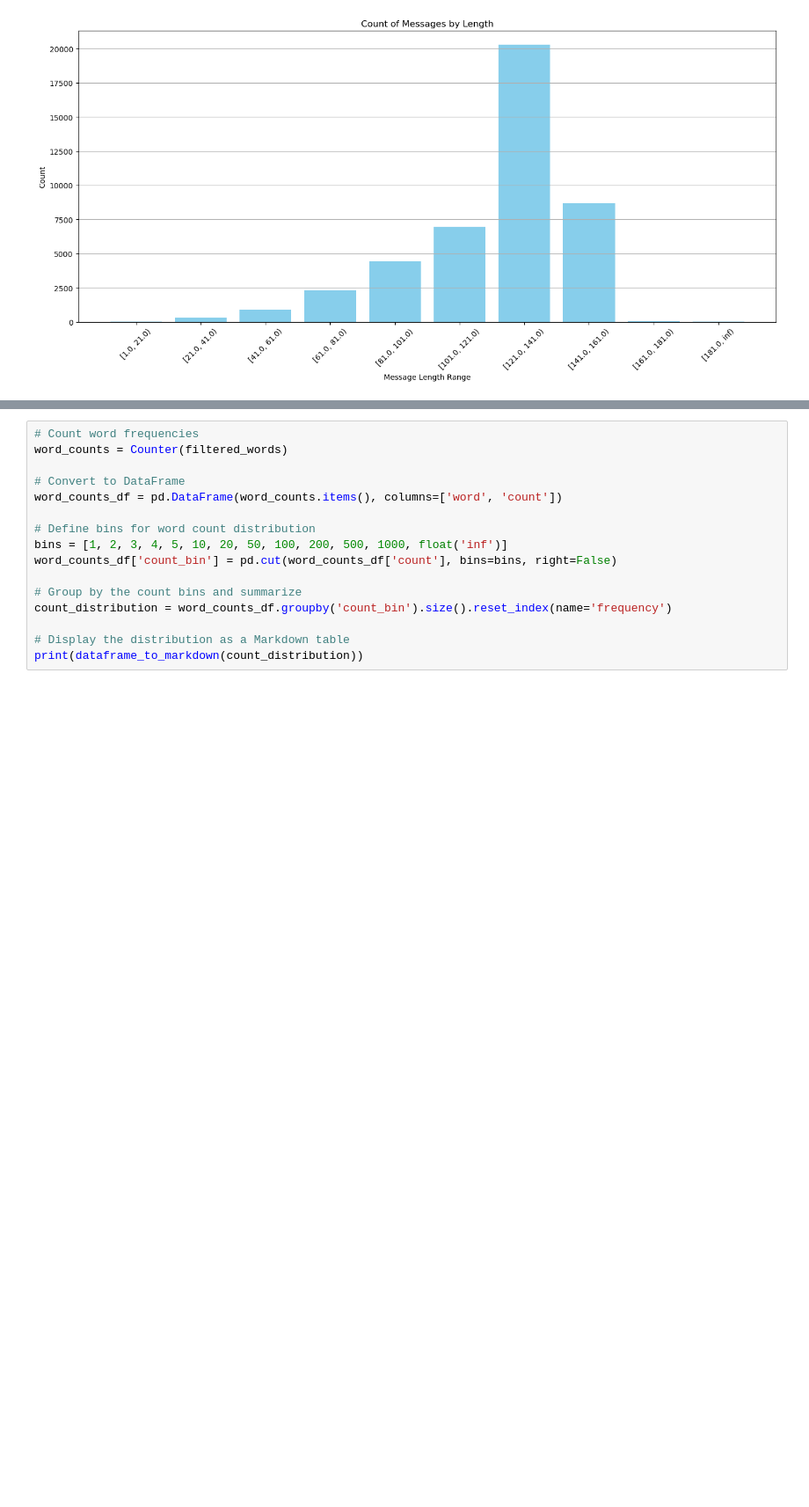
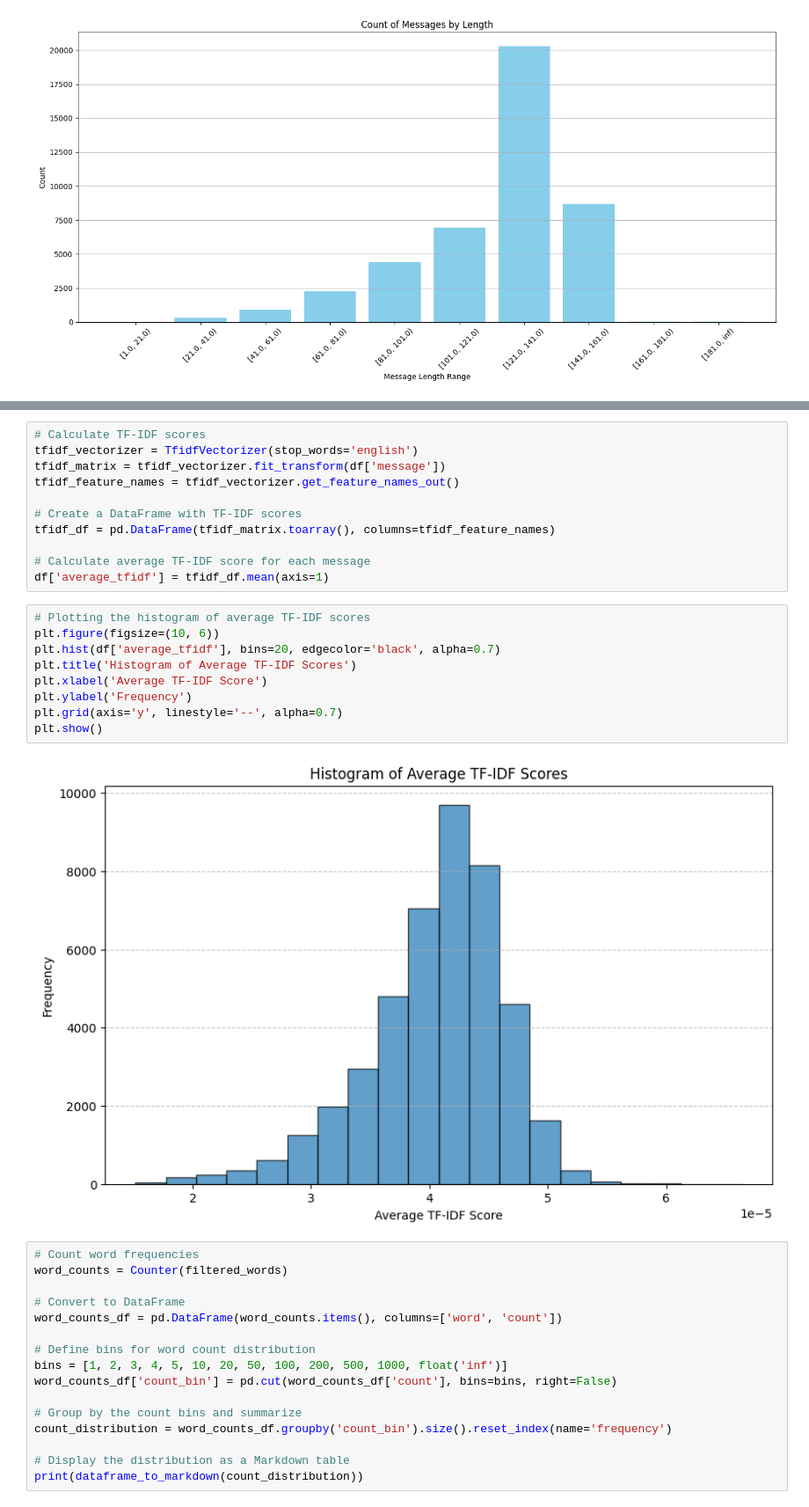
Before and after one commit to pablo-marin-vicuna/ClimateTweetSentiment, a Jupyter notebook: Code/Data_Acquisition_and_Understanding/exploratory.ipynb, the cells around one changed output, grey strips where cells are left out. Shown at 88% size. Drawn from its saved outputs; the diff is of its cells as text; blank space fills up the shorter version.

```diff
--- a/Code/Data_Acquisition_and_Understanding/exploratory.ipynb
+++ b/Code/Data_Acquisition_and_Understanding/exploratory.ipynb
@@ -204,3 +270,25 @@ print(dataframe_to_markdown(top_words_df))
+# %%
+# Calculate TF-IDF scores
+tfidf_vectorizer = TfidfVectorizer(stop_words='english')
+tfidf_matrix = tfidf_vectorizer.fit_transform(df['message'])
+tfidf_feature_names = tfidf_vectorizer.get_feature_names_out()
+
+# Create a DataFrame with TF-IDF scores
+tfidf_df = pd.DataFrame(tfidf_matrix.toarray(), columns=tfidf_feature_names)
+
+# Calculate average TF-IDF score for each message
+df['average_tfidf'] = tfidf_df.mean(axis=1)
+# %%
+# Plotting the histogram of average TF-IDF scores
+plt.figure(figsize=(10, 6))
+plt.hist(df['average_tfidf'], bins=20, edgecolor='black', alpha=0.7)
+plt.title('Histogram of Average TF-IDF Scores')
+plt.xlabel('Average TF-IDF Score')
+plt.ylabel('Frequency')
+plt.grid(axis='y', linestyle='--', alpha=0.7)
+plt.show()
+# %% [output]
+[figure, added]
 # %%
 # Count word frequencies
 word_counts = Counter(filtered_words)
```
Also changed, not shown: parts of 11 cells of this notebook, 11 other files.
